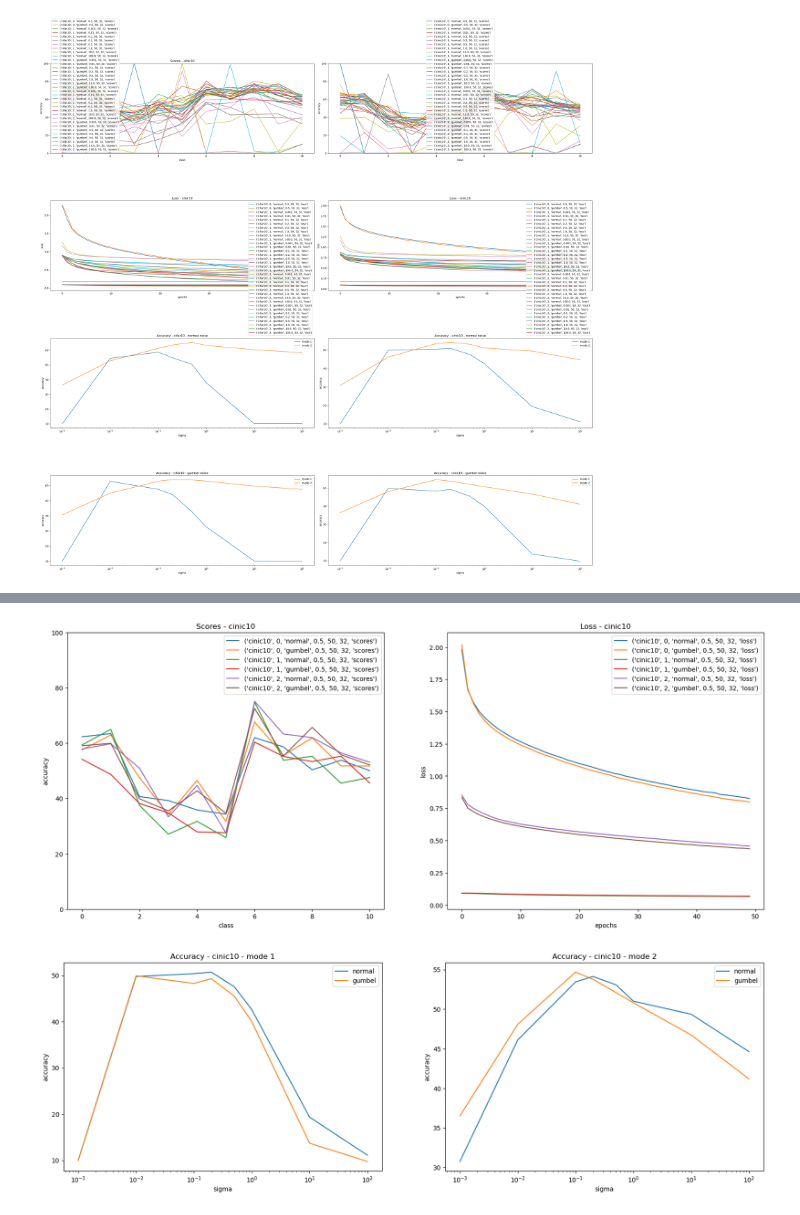
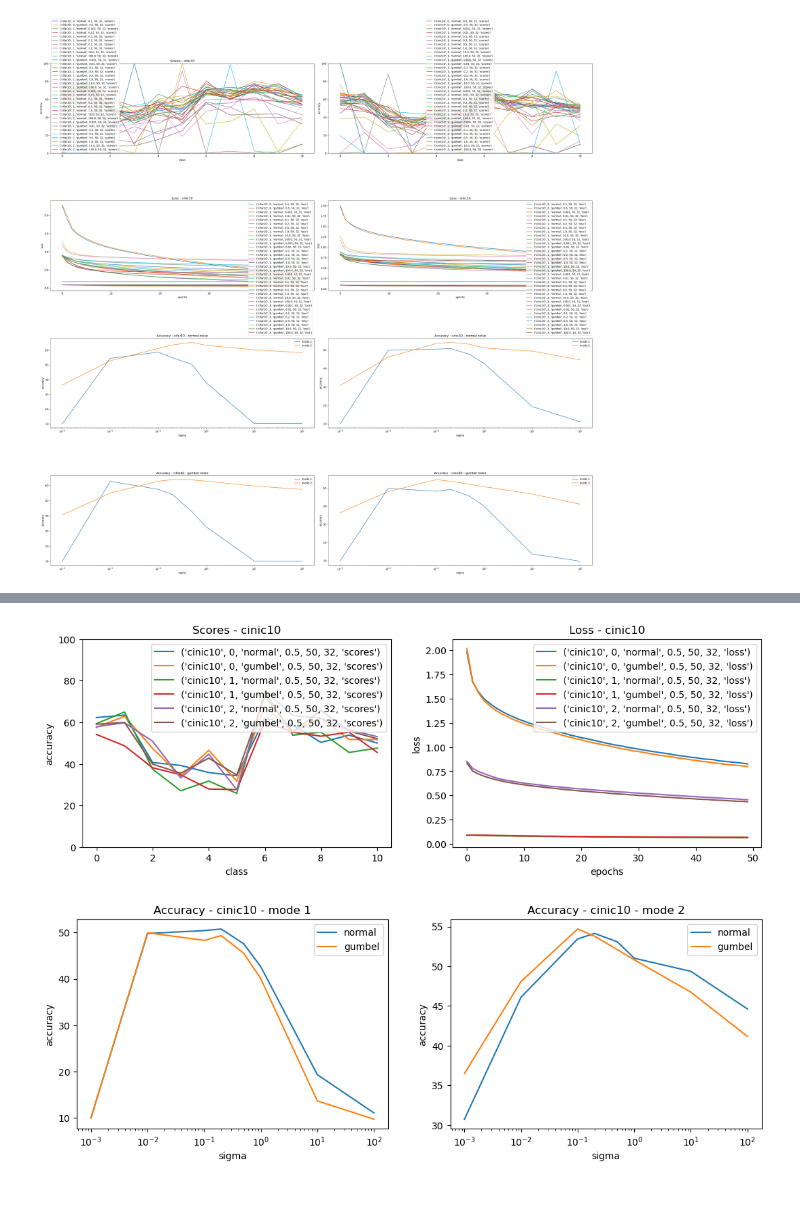
Before and after one commit to AlexiaALLAL/Structured-data_perturbed-optimizers, a Jupyter notebook: graphs.ipynb, the cells around one changed output, grey strips where cells are left out. Cells and saved outputs as stored; diff of their text form; code cells hidden in the pictures.

```diff
--- a/graphs.ipynb
+++ b/graphs.ipynb
@@ -241,28 +241,28 @@ plt.show()
 # %%
-fig = plt.figure(figsize=(20, 8))
+fig = plt.figure(figsize=(13, 4))
 ax = plt.subplot(1, 2, 1)
 for key in data.keys():
     if key[6] == 'scores' and key[0] == 'cinic10' and key[3] == 0.5:
         ax.plot(data[key], label=str(key))
         ax.set_ylim(0, 100)
         ax.legend()
         ax.set_xlabel('class')
         ax.set_ylabel('accuracy')
         ax.set_title('Scores - cinic10')
 ax = plt.subplot(1, 2, 2)
 for key in data.keys():
     if key[6] == 'loss' and key[0] == 'cinic10' and key[3] == 0.5:
         ax.plot(data[key], label=str(key))
         ax.legend()
         ax.set_xlabel('epochs')
         ax.set_ylabel('loss')
         ax.set_title('Loss - cinic10')
 plt.savefig('./figures/cinic10.png')
 plt.show()
 # %% [output]
-[figure, old version]
+[figure, new version]
 # %%
-fig = plt.figure(figsize=(20, 6))
+fig = plt.figure(figsize=(13, 4))
 ax = plt.subplot(1, 2, 1)
 ax.plot(list(accuracy_dict_cinic_1_normal.keys()), list(accuracy_dict_cinic_1_normal.values()), label='normal')
 ax.plot(list(accuracy_dict_cinic_1_gumbel.keys()), list(accuracy_dict_cinic_1_gumbel.values()), label='gumbel')
@@ -283,4 +283,4 @@ ax.set_title('Accuracy - cinic10 - mode 2')
 plt.savefig('./figures/variation_eps_cinic10.png')
 plt.show()
 # %% [output]
-[figure, old version]
+[figure, new version]
```
Also changed, not shown: parts of 6 cells of this notebook, 4 other files.
